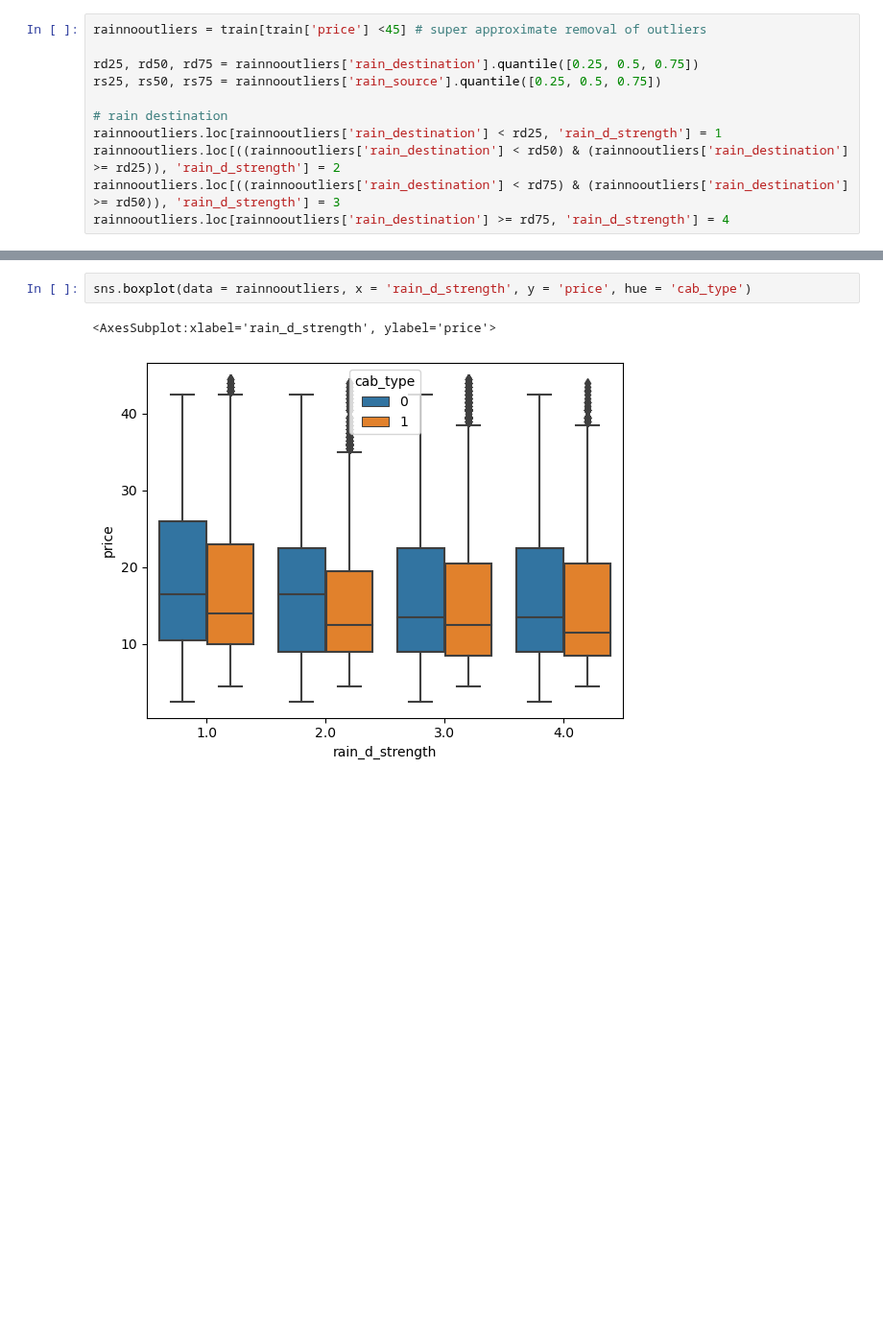
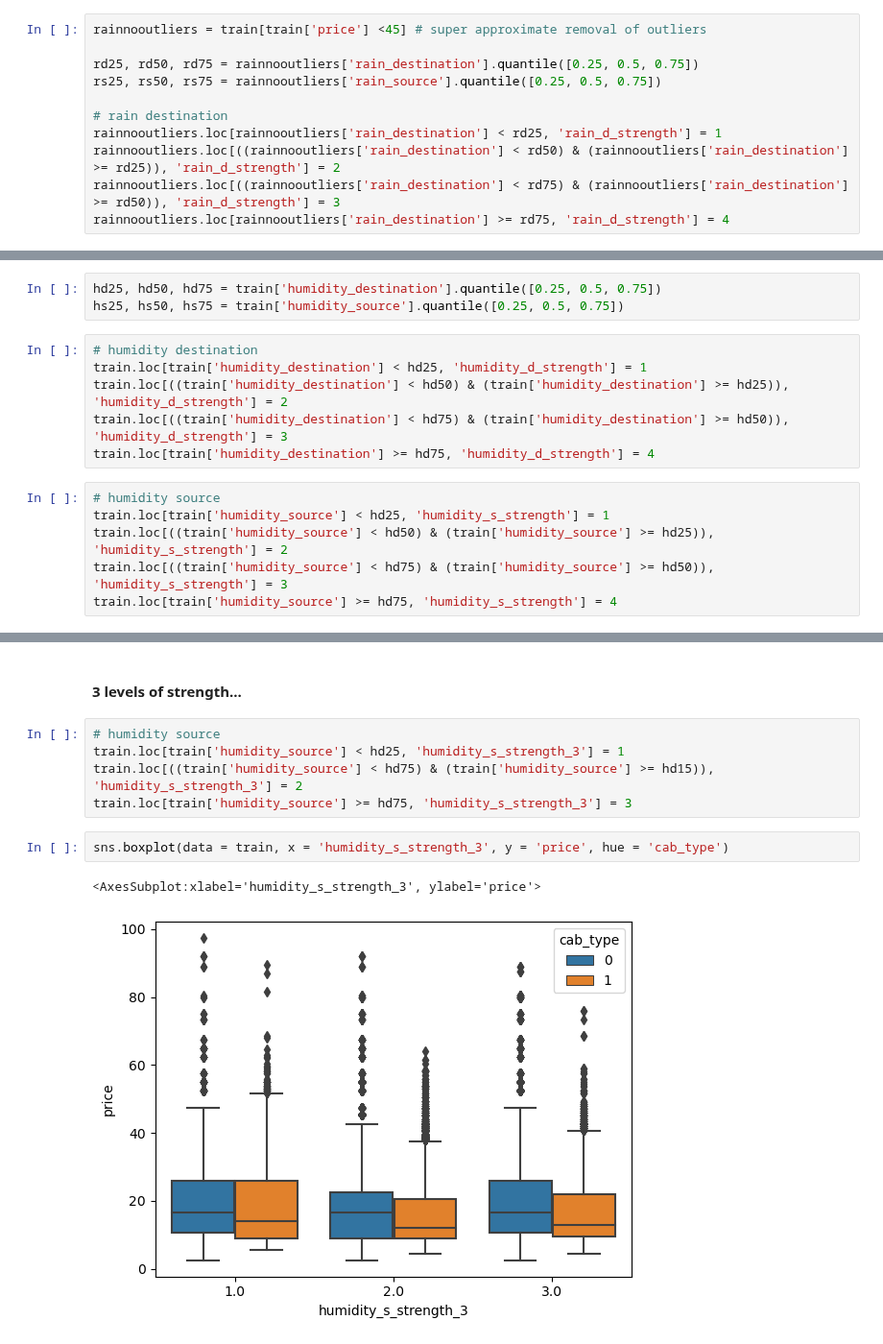
Before and after one commit to cndywu/TheYelpers, a Jupyter notebook: Cindy_EDA.ipynb, the cells around one changed output, grey strips where cells are left out. Shown at 96% size. Cells and saved outputs as stored; diff of their text form; blank space fills up the shorter version.

Commit message:
Weather - humidity EDA
Weather - humidity EDA

```diff
--- a/Cindy_EDA.ipynb
+++ b/Cindy_EDA.ipynb
@@ -96,0 +102,15 @@ rainnooutliers.loc[rainnooutliers['rain_destination'] >= rd75, 'rain_d_strength'
+# %%
+hd25, hd50, hd75 = train['humidity_destination'].quantile([0.25, 0.5, 0.75])
+hs25, hs50, hs75 = train['humidity_source'].quantile([0.25, 0.5, 0.75])
+# %%
+# humidity destination
+train.loc[train['humidity_destination'] < hd25, 'humidity_d_strength'] = 1
+train.loc[((train['humidity_destination'] < hd50) & (train['humidity_destination'] >= hd25)), 'humidity_d_strength'] = 2
+train.loc[((train['humidity_destination'] < hd75) & (train['humidity_destination'] >= hd50)), 'humidity_d_strength'] = 3
+train.loc[train['humidity_destination'] >= hd75, 'humidity_d_strength'] = 4
+# %%
+# humidity source
+train.loc[train['humidity_source'] < hd25, 'humidity_s_strength'] = 1
+train.loc[((train['humidity_source'] < hd50) & (train['humidity_source'] >= hd25)), 'humidity_s_strength'] = 2
+train.loc[((train['humidity_source'] < hd75) & (train['humidity_source'] >= hd50)), 'humidity_s_strength'] = 3
+train.loc[train['humidity_source'] >= hd75, 'humidity_s_strength'] = 4
@@ -97,5 +124,12 @@ rainnooutliers.loc[rainnooutliers['rain_destination'] >= rd75, 'rain_d_strength'
+# %% [markdown]
+#### 3 levels of strength...
+# %%
+# humidity source
+train.loc[train['humidity_source'] < hd25, 'humidity_s_strength_3'] = 1
+train.loc[((train['humidity_source'] < hd75) & (train['humidity_source'] >= hd15)), 'humidity_s_strength_3'] = 2
+train.loc[train['humidity_source'] >= hd75, 'humidity_s_strength_3'] = 3
 # %%
-sns.boxplot(data = rainnooutliers, x = 'rain_d_strength', y = 'price', hue = 'cab_type')
+sns.boxplot(data = train, x = 'humidity_s_strength_3', y = 'price', hue = 'cab_type')
 # %% [output]
-<AxesSubplot:xlabel='rain_d_strength', ylabel='price'>
+<AxesSubplot:xlabel='humidity_s_strength_3', ylabel='price'>
-[figure, old version]
+[figure, new version]
```
Also changed, not shown: parts of 18 cells of this notebook.
